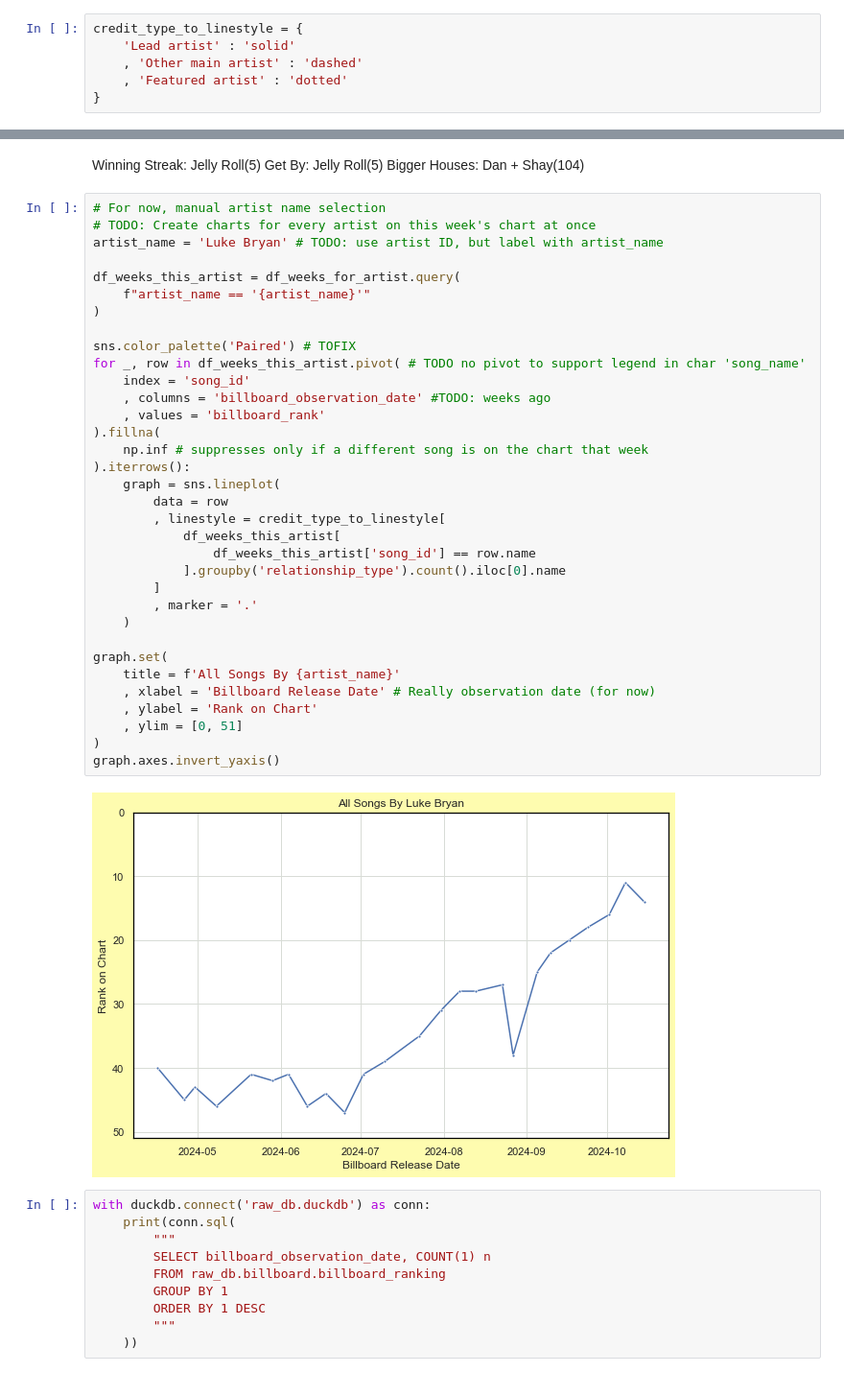
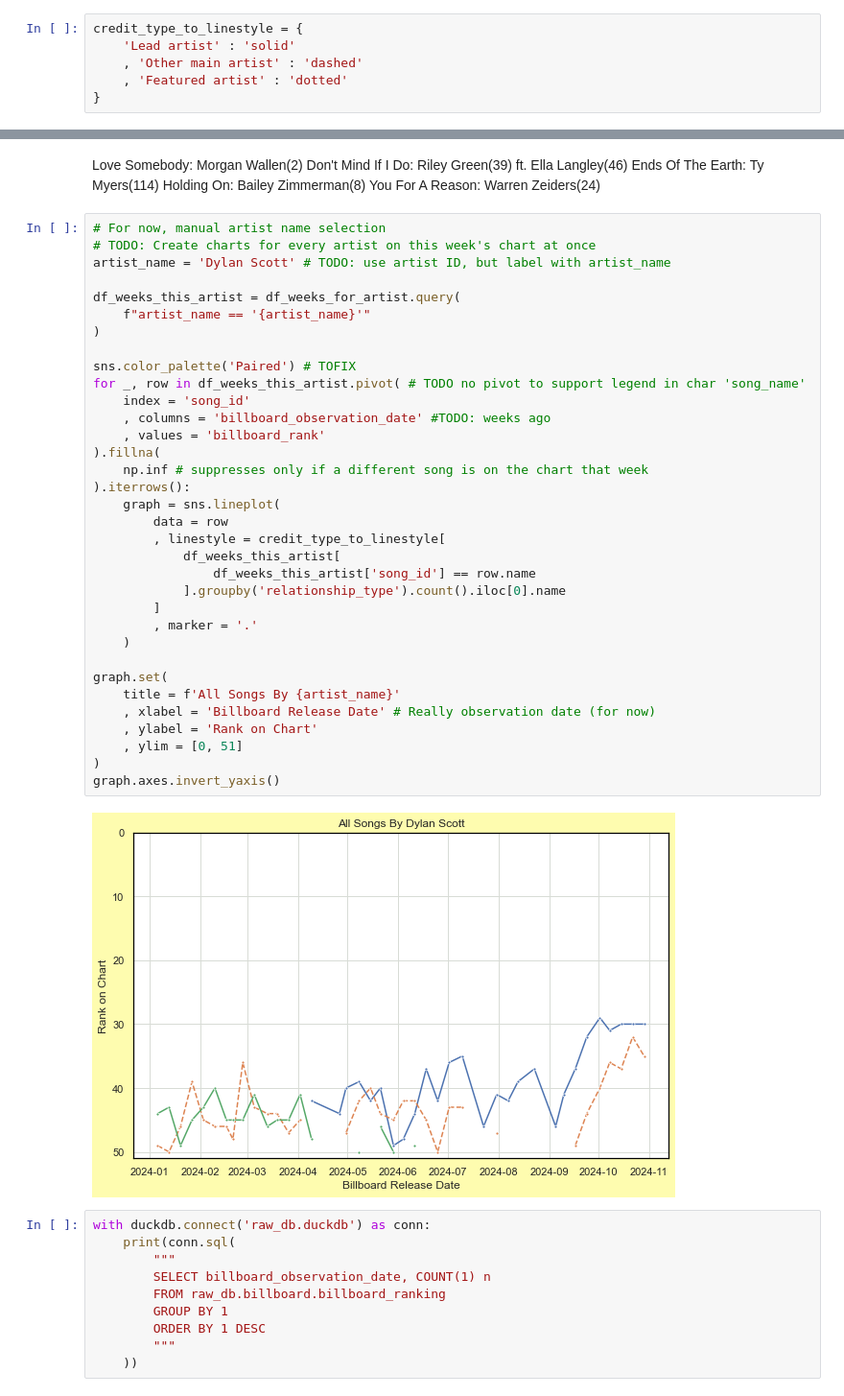
Before and after one commit to jwmanahan/billboard, a Jupyter notebook: add_new_week.ipynb, the cells around one changed output, grey strips where cells are left out. Shown at 96% size. Saved outputs shown, nothing was run; the diff lists cells and outputs as text.

```diff
--- a/add_new_week.ipynb
+++ b/add_new_week.ipynb
@@ -727,44 +753,46 @@ Zach Top         2
 Name: song_id, dtype: int64
 # %% [markdown]
-Winning Streak: Jelly Roll(5)
-Get By: Jelly Roll(5)
-Bigger Houses: Dan + Shay(104)
+Love Somebody: Morgan Wallen(2)
+Don't Mind If I Do: Riley Green(39) ft. Ella Langley(46)
+Ends Of The Earth: Ty Myers(114)
+Holding On: Bailey Zimmerman(8)
+You For A Reason: Warren Zeiders(24)
 # %%
 # For now, manual artist name selection
 # TODO: Create charts for every artist on this week's chart at once
-artist_name = 'Luke Bryan' # TODO: use artist ID, but label with artist_name
+artist_name = 'Dylan Scott' # TODO: use artist ID, but label with artist_name
 
 df_weeks_this_artist = df_weeks_for_artist.query(
     f"artist_name == '{artist_name}'"
 )
 
 sns.color_palette('Paired') # TOFIX
 for _, row in df_weeks_this_artist.pivot( # TODO no pivot to support legend in char 'song_name'
     index = 'song_id'
     , columns = 'billboard_observation_date' #TODO: weeks ago
     , values = 'billboard_rank'
 ).fillna(
     np.inf # suppresses only if a different song is on the chart that week
 ).iterrows():
     graph = sns.lineplot(
         data = row
         , linestyle = credit_type_to_linestyle[
             df_weeks_this_artist[
                 df_weeks_this_artist['song_id'] == row.name
             ].groupby('relationship_type').count().iloc[0].name
         ]
         , marker = '.'
     )
 
 graph.set(
     title = f'All Songs By {artist_name}'
     , xlabel = 'Billboard Release Date' # Really observation date (for now)
     , ylabel = 'Rank on Chart'
     , ylim = [0, 51]
 )
 graph.axes.invert_yaxis()
 # %% [output]
-[figure, old version]
+[figure, new version]
 # %%
 with duckdb.connect('raw_db.duckdb') as conn:
     print(conn.sql(
```
Also changed, not shown: parts of 28 cells of this notebook, 5 other files.
